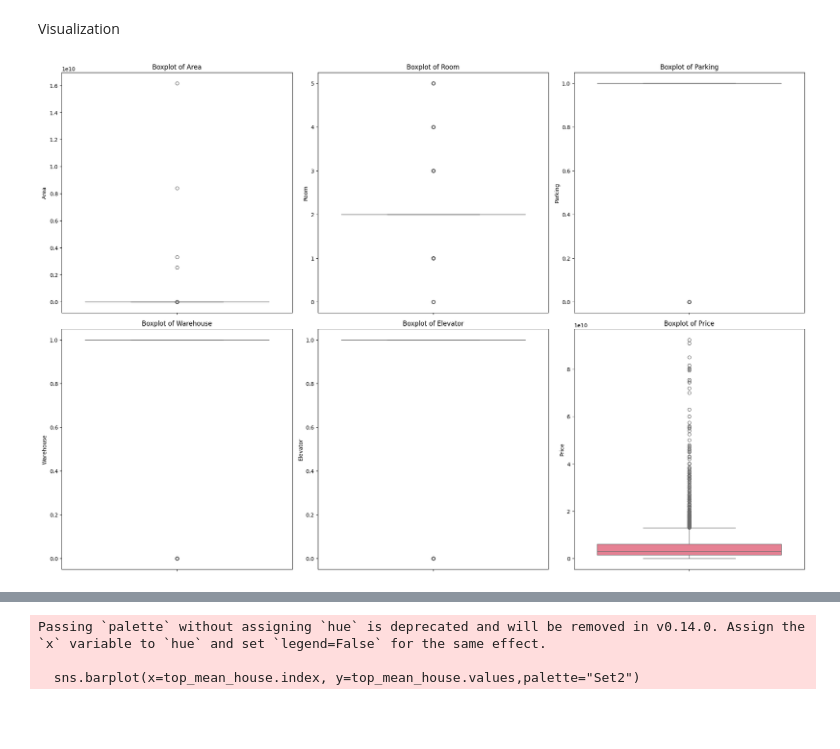
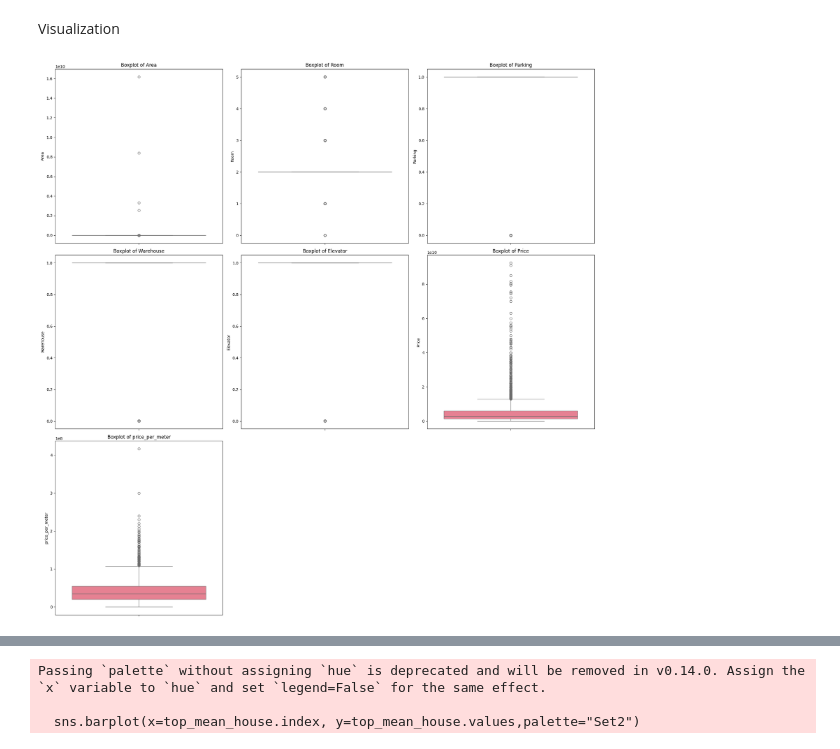
Before and after one commit to sajjadkhazaei/house-prices-in-tehran, a Jupyter notebook: house prices.ipynb, the cells around one changed output, grey strips where cells are left out. Cells and saved outputs as stored; diff of their text form; code cells hidden in the pictures; blank space fills up the shorter version.

Commit message:
update visuVisualization

```diff
--- a/house prices.ipynb
+++ b/house prices.ipynb
@@ -116,22 +116,24 @@ dtypes: bool(3), float64(2), int64(2), object(1)
 memory usage: 172.1+ KB
 # %%
 df.drop(columns='Price(USD)',inplace=True)
+# %%
+df['price_per_meter']=df['Price']/df['Area']
 # %% [markdown]
 Visualization
 # %%
 import matplotlib.pyplot as plt
 import seaborn as sns
 # Identify numerical columns
-features = df[['Area', 'Room', 'Parking', 'Warehouse', 'Elevator', 'Price']]
+features = df[['Area', 'Room', 'Parking', 'Warehouse', 'Elevator', 'Price','price_per_meter']]
 # Define color palette
 palette = sns.color_palette("husl",len(features))
 #to show Outliers in data
 plt.figure(figsize=(20, 20))
 for i, col in enumerate(features, 1):
     plt.subplot(3,3, i)
     sns.boxplot(y=df[col], color=palette[i-1])
     plt.title(f'Boxplot of {col}')
 plt.tight_layout()
 plt.show()
 # %% [output]
-[figure, old version]
+[figure, new version]
```
Also changed, not shown: parts of 6 cells of this notebook.
